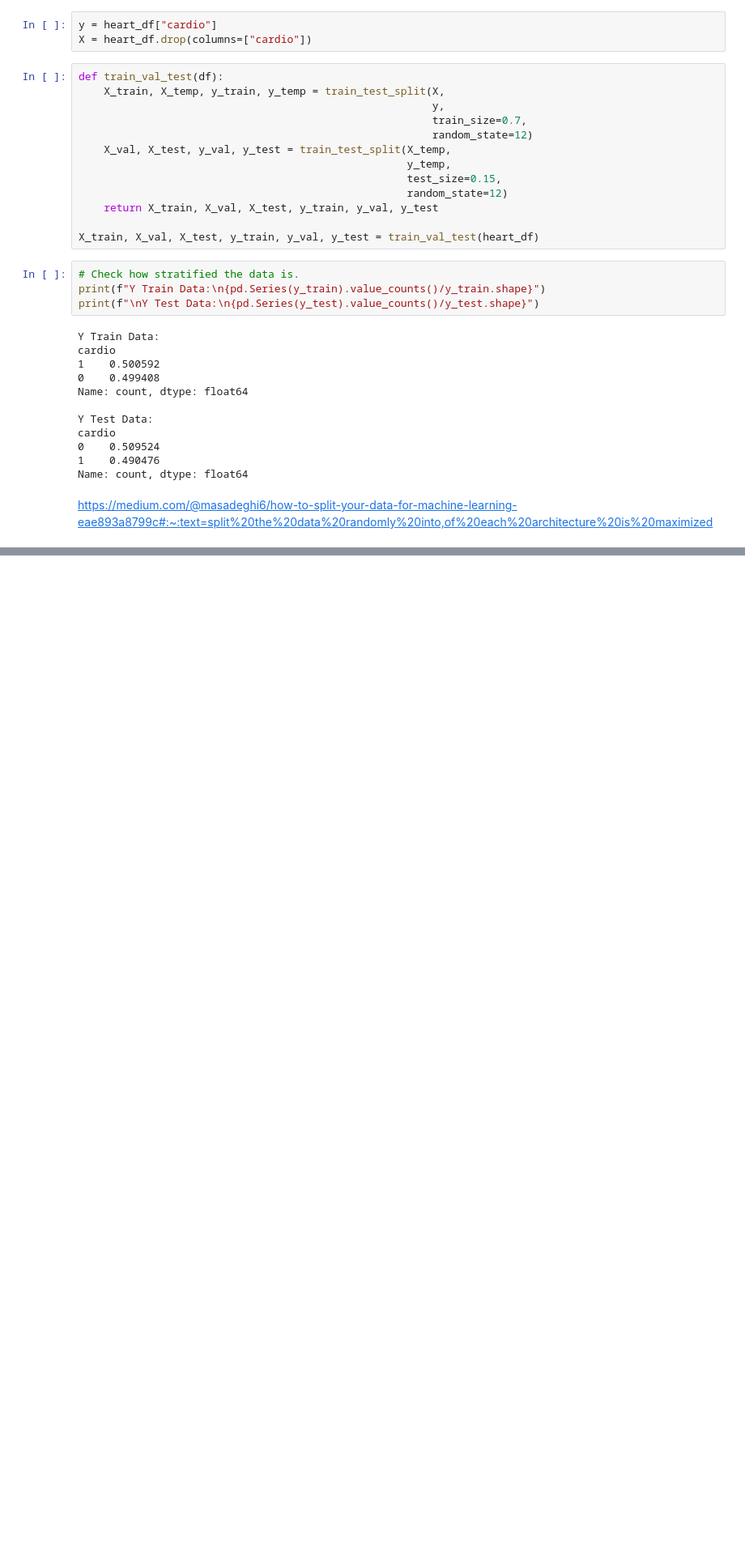
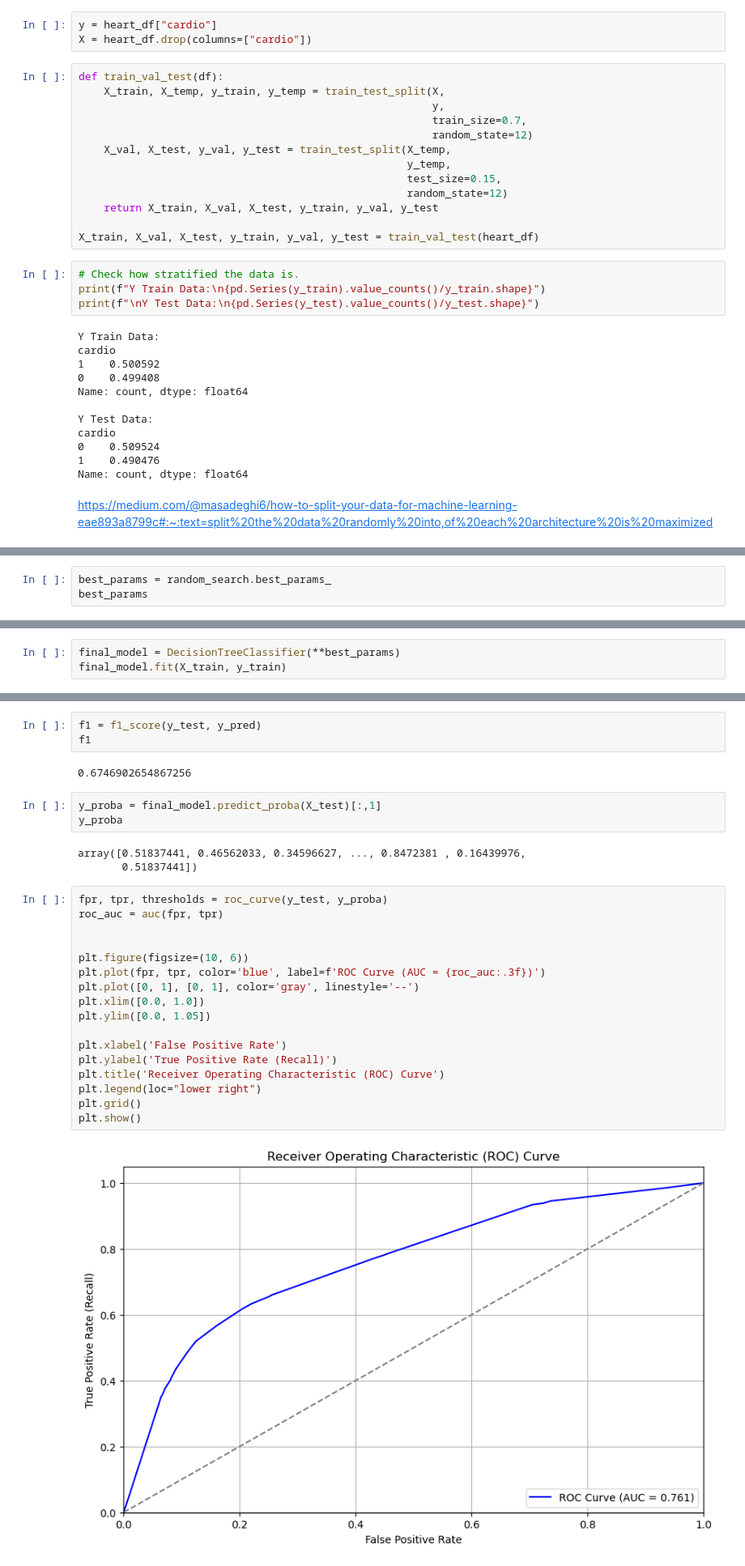
Before and after one commit to AbdullahBera/heart-attack-analysis, a Jupyter notebook: model_training.ipynb, the cells around one changed output, grey strips where cells are left out. Shown at 81% size. Drawn from its saved outputs; the diff is of its cells as text; blank space fills up the shorter version.

Commit message:
Decision tree model training

```diff
--- a/model_training.ipynb
+++ b/model_training.ipynb
@@ -143,0 +183,3 @@ https://medium.com/@masadeghi6/how-to-split-your-data-for-machine-learning-eae89
+# %%
+best_params = random_search.best_params_
+best_params
@@ -143,0 +196,3 @@ https://medium.com/@masadeghi6/how-to-split-your-data-for-machine-learning-eae89
+# %%
+final_model = DecisionTreeClassifier(**best_params)
+final_model.fit(X_train, y_train)
@@ -143,0 +207,30 @@ https://medium.com/@masadeghi6/how-to-split-your-data-for-machine-learning-eae89
+# %%
+f1 = f1_score(y_test, y_pred)
+f1
+# %% [output]
+0.6746902654867256
+# %%
+y_proba = final_model.predict_proba(X_test)[:,1]
+y_proba
+# %% [output]
+array([0.51837441, 0.46562033, 0.34596627, ..., 0.8472381 , 0.16439976,
+       0.51837441])
+# %%
+fpr, tpr, thresholds = roc_curve(y_test, y_proba)
+roc_auc = auc(fpr, tpr)
+
+
+plt.figure(figsize=(10, 6))
+plt.plot(fpr, tpr, color='blue', label=f'ROC Curve (AUC = {roc_auc:.3f})')
+plt.plot([0, 1], [0, 1], color='gray', linestyle='--')
+plt.xlim([0.0, 1.0])
+plt.ylim([0.0, 1.05])
+
+plt.xlabel('False Positive Rate')
+plt.ylabel('True Positive Rate (Recall)')
+plt.title('Receiver Operating Characteristic (ROC) Curve')
+plt.legend(loc="lower right")
+plt.grid()
+plt.show()
+# %% [output]
+[figure, added]
```
Also changed, not shown: parts of 10 cells of this notebook, 1 other file.
